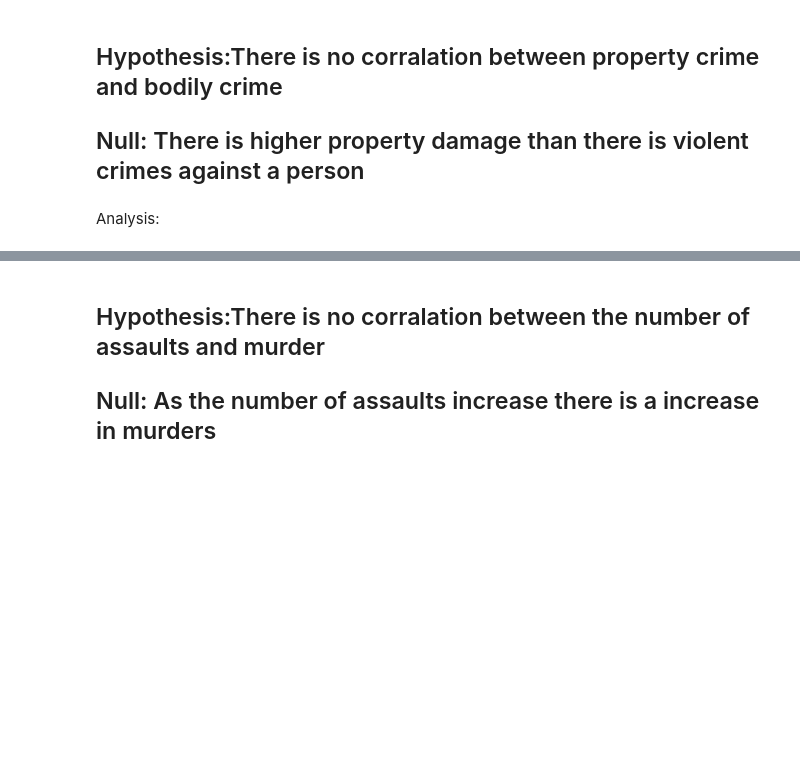
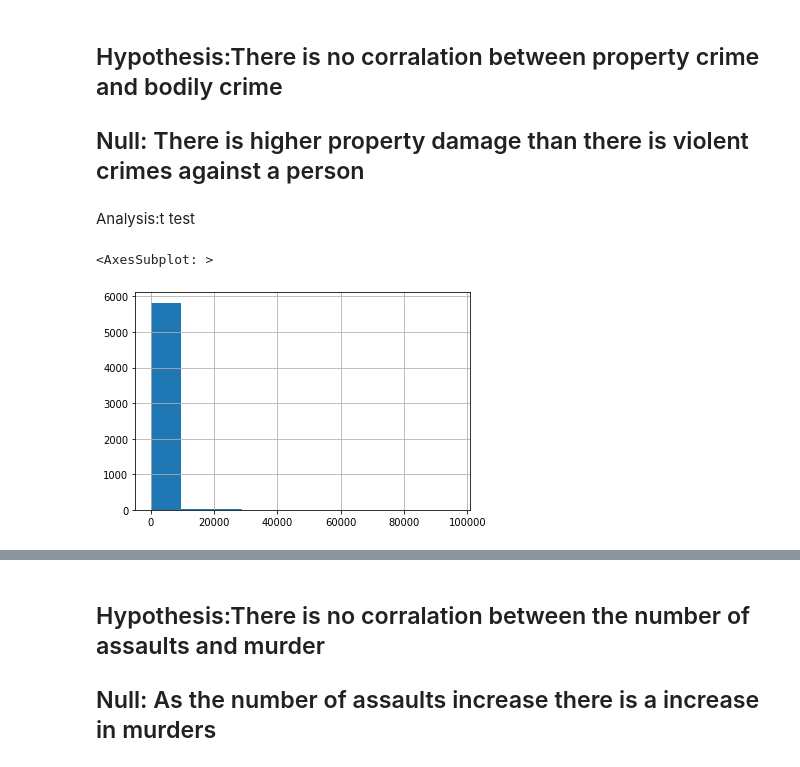
Before and after one commit to Mt122606/Curous-Conquers-, a Jupyter notebook: CuriousConquersProject/DATA/USPoliceReport2021.ipynb, the cells around one changed output, grey strips where cells are left out. Drawn from its saved outputs; the diff is of its cells as text; code cells hidden in the pictures; blank space fills up the shorter version.

Commit message:
analysis update

```diff
--- a/CuriousConquersProject/DATA/USPoliceReport2021.ipynb
+++ b/CuriousConquersProject/DATA/USPoliceReport2021.ipynb
@@ -38,4 +80,9 @@ USpolice21
 ##   Hypothesis:There is no corralation between property crime and bodily crime
 ## Null: There is higher property damage than there is violent crimes against a person
 # %% [markdown]
-Analysis:
+Analysis:t test
+# %%
+USpolice21['PropertyCrime'].hist()
+# %% [output]
+<AxesSubplot: >
+[figure, added]
```
Also changed, not shown: parts of 10 cells of this notebook, 3 other files.
